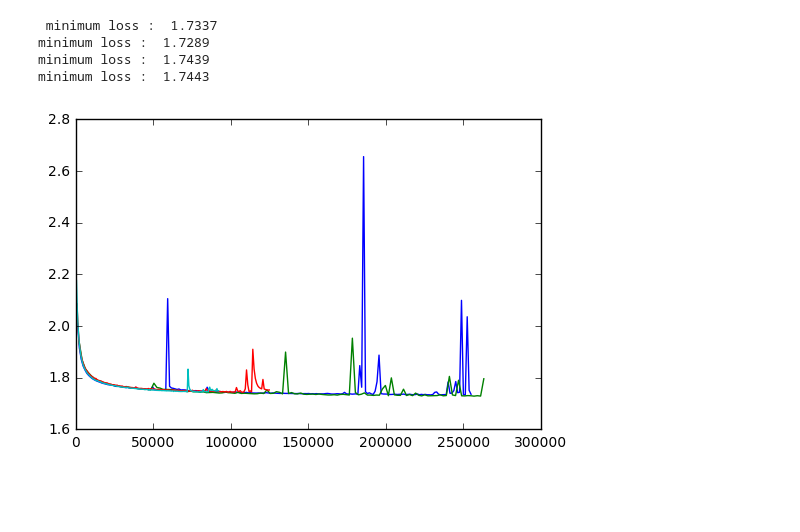
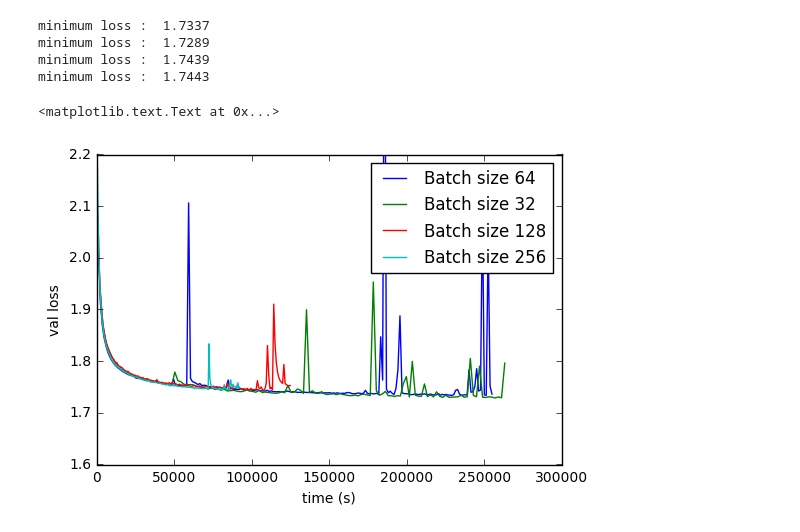
Before and after one commit to kurowasan/ProjetGazouillis, a Jupyter notebook: plot_loss.ipynb, the cells around one changed output. Drawn from its saved outputs; the diff is of its cells as text; code cells hidden in the pictures; blank space fills up the shorter version.

Commit message:
add legend and axis labels

```diff
--- a/plot_loss.ipynb
+++ b/plot_loss.ipynb
@@ -14,11 +14,20 @@ for file_path in file_pathes:
     f = open(file_path,'r')
     for line in f:
         arr = line.split()
+#         Get bacth size
+        if arr[0]=="Batch":
+            batch_size = int(arr[3])
+#         Get val loss and time of epoch
         if arr[0]=="Epoch":
             losses.append(float(arr[11]))
             times.append(int(arr[3]))
 
-    plt.plot(np.cumsum(np.array(times)),losses)
+    plt.plot(np.cumsum(np.array(times)),losses,label='Batch size {}'.format(batch_size))
     print "minimum loss : ",np.min(losses)
-# plt.xlim(0,50000)
+    f.close()
+# plt.xlim(0,30000)
+plt.ylim(1.6,2.2)
+plt.legend()
+plt.xlabel("time (s)")
+plt.ylabel("val loss")
 # %% [output]
@@ -26,4 +35,5 @@ for file_path in file_pathes:
 minimum loss :  1.7289
 minimum loss :  1.7439
 minimum loss :  1.7443
+<matplotlib.text.Text at 0x...>
-[figure, old version]
+[figure, new version]
```
Also changed, not shown: parts of 1 cell of this notebook.
